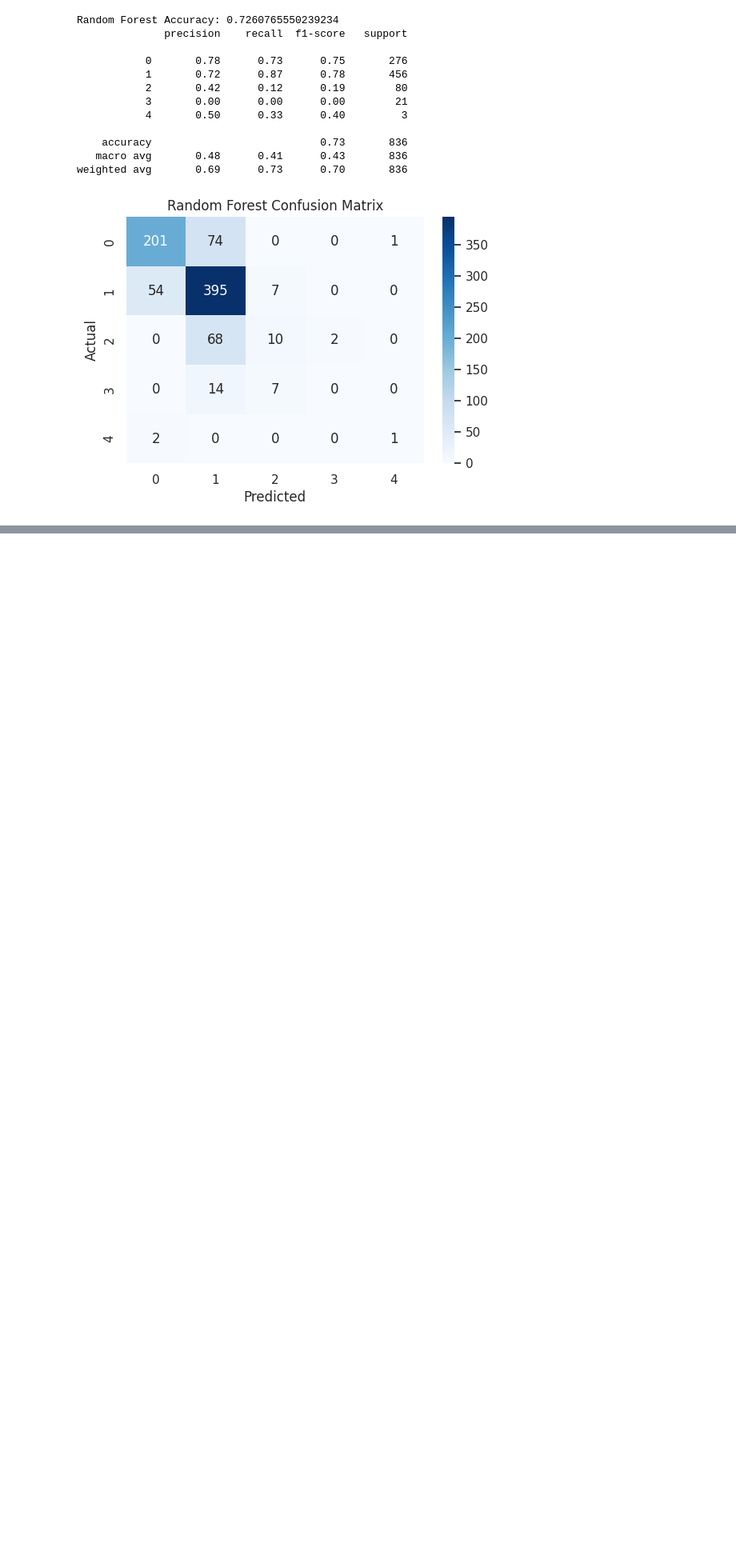
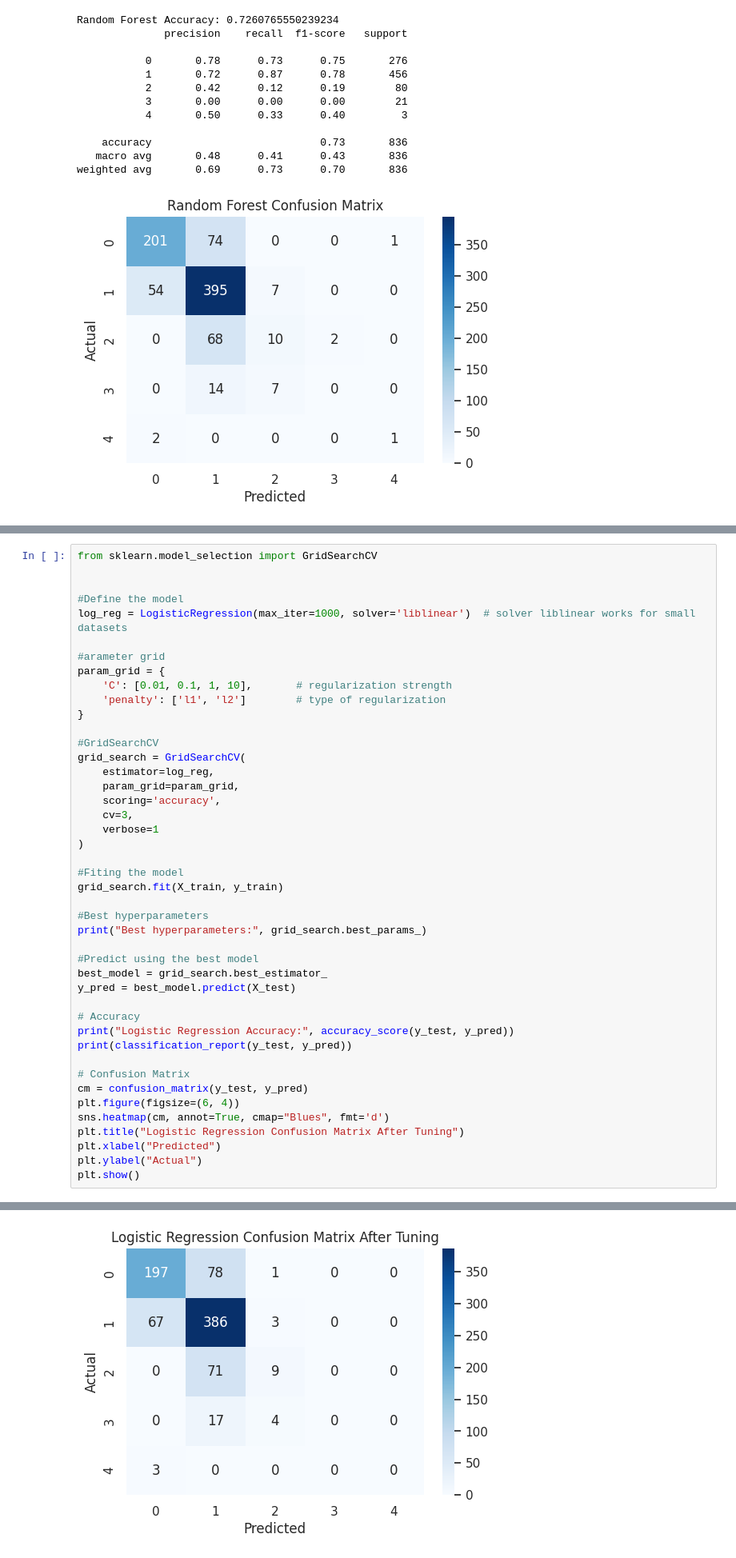
Before and after one commit to theAkashPrabu/Dessertation, a Jupyter notebook: abalone_rings.ipynb, the cells around one changed output, grey strips where cells are left out. Shown at 80% size. Cells and saved outputs as stored; diff of their text form; blank space fills up the shorter version.

```diff
--- a/abalone_rings.ipynb
+++ b/abalone_rings.ipynb
@@ -360,0 +345,45 @@ weighted avg       0.69      0.73      0.70       836
+# %%
+from sklearn.model_selection import GridSearchCV
+
+
+#Define the model
+log_reg = LogisticRegression(max_iter=1000, solver='liblinear')  # solver liblinear works for small datasets
+
+#arameter grid
+param_grid = {
+    'C': [0.01, 0.1, 1, 10],       # regularization strength
+    'penalty': ['l1', 'l2']        # type of regularization
+}
+
+#GridSearchCV
+grid_search = GridSearchCV(
+    estimator=log_reg,
+    param_grid=param_grid,
+    scoring='accuracy',
+    cv=3,
+    verbose=1
+)
+
+#Fiting the model
+grid_search.fit(X_train, y_train)
+
+#Best hyperparameters
+print("Best hyperparameters:", grid_search.best_params_)
+
+#Predict using the best model
+best_model = grid_search.best_estimator_
+y_pred = best_model.predict(X_test)
+
+# Accuracy
+print("Logistic Regression Accuracy:", accuracy_score(y_test, y_pred))
+print(classification_report(y_test, y_pred))
+
+# Confusion Matrix
+cm = confusion_matrix(y_test, y_pred)
+plt.figure(figsize=(6, 4))
+sns.heatmap(cm, annot=True, cmap="Blues", fmt='d')
+plt.title("Logistic Regression Confusion Matrix After Tuning")
+plt.xlabel("Predicted")
+plt.ylabel("Actual")
+plt.show()
+# %% [output]
@@ -360,0 +404 @@ weighted avg       0.69      0.73      0.70       836
+[figure, added]
```
Also changed, not shown: parts of 10 cells of this notebook.
